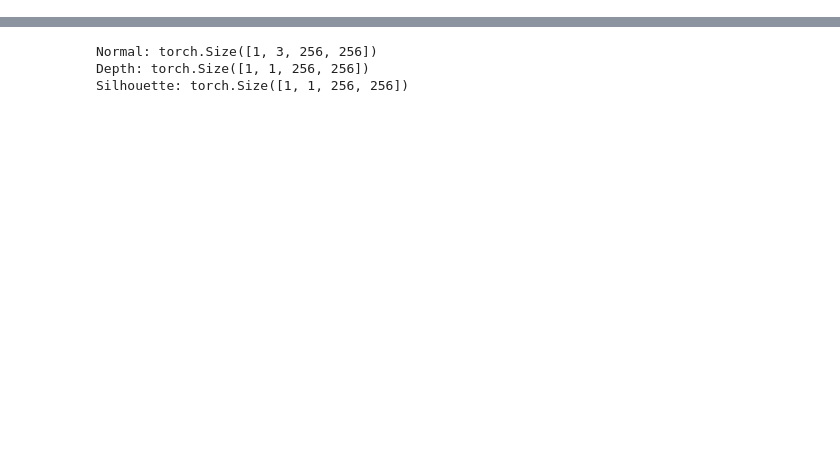
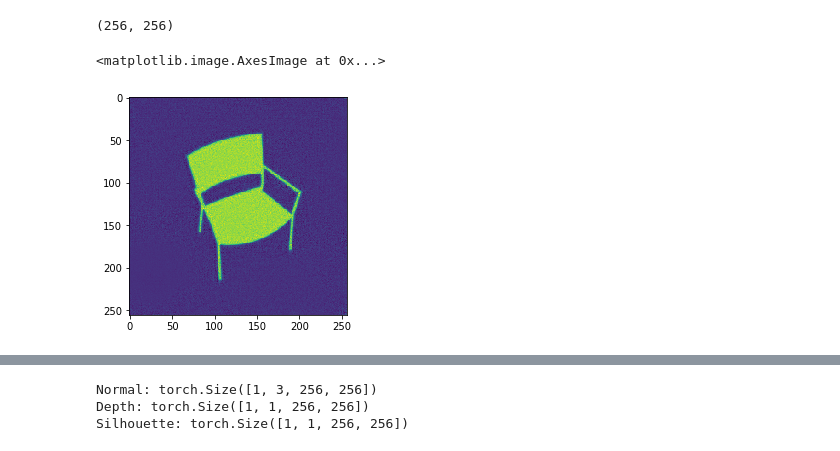
Before and after one commit to sumanthpk/DeepVision, a Jupyter notebook: 2D to 2.5D.ipynb, the cells around one changed output, grey strips where cells are left out. Saved outputs shown, nothing was run; the diff lists cells and outputs as text; code cells hidden in the pictures; blank space fills up the shorter version.

```diff
--- a/2D to 2.5D.ipynb
+++ b/2D to 2.5D.ipynb
@@ -7,6 +9,7 @@ from revuresnet18 import revuresnet18
 # %%
-class Model2p5d():
+class Model2p5d(torch.nn.Module):
     def __init__(self):
+        super(Model2p5d, self).__init__()
         self.model = models.resnet18(pretrained = True)
 
         module_list = list()
@@ -75,0 +173,9 @@ class Model2p5d():
+# %%
+import matplotlib.pyplot as plt
+sil = output['sil'].detach().numpy().squeeze()
+print(sil.shape)
+plt.imshow(sil)
+# %% [output]
+(256, 256)
+<matplotlib.image.AxesImage at 0x...>
+[figure, added]
```
Also changed, not shown: parts of 3 cells of this notebook.
